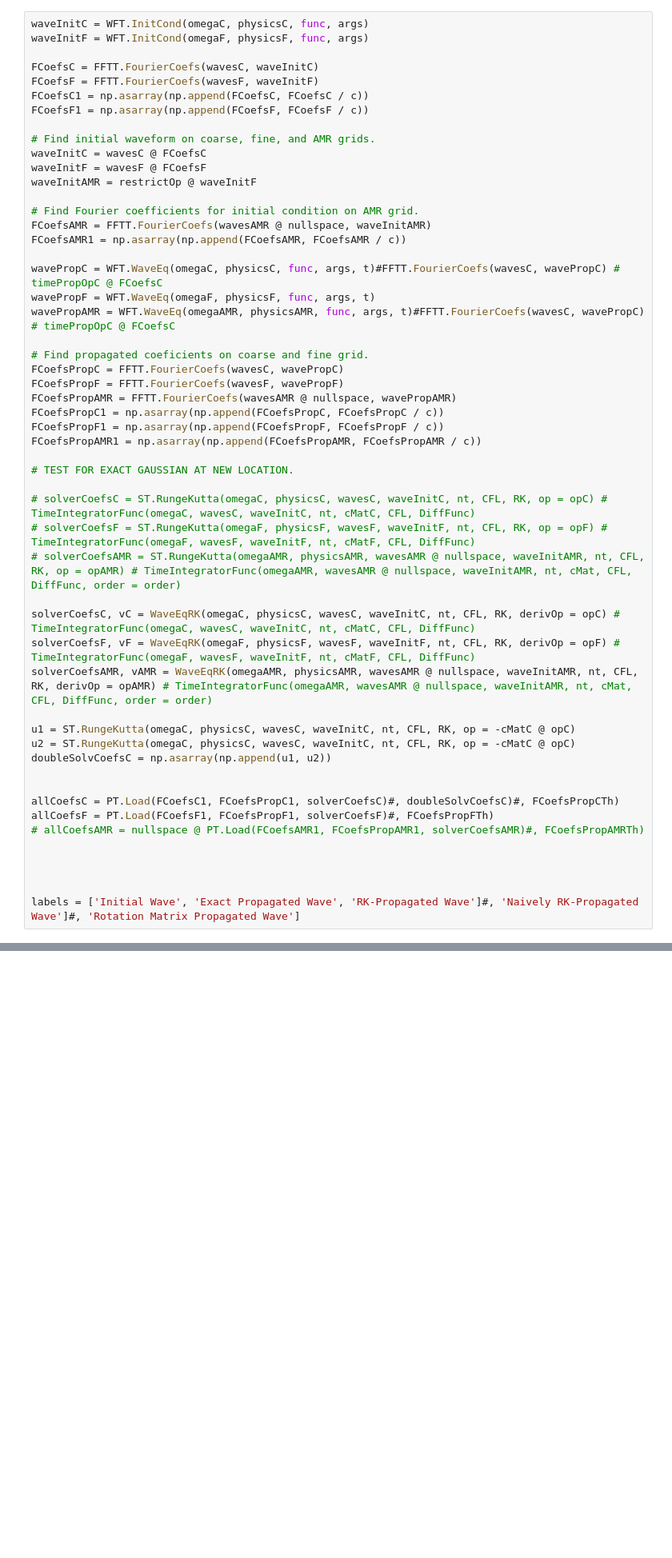
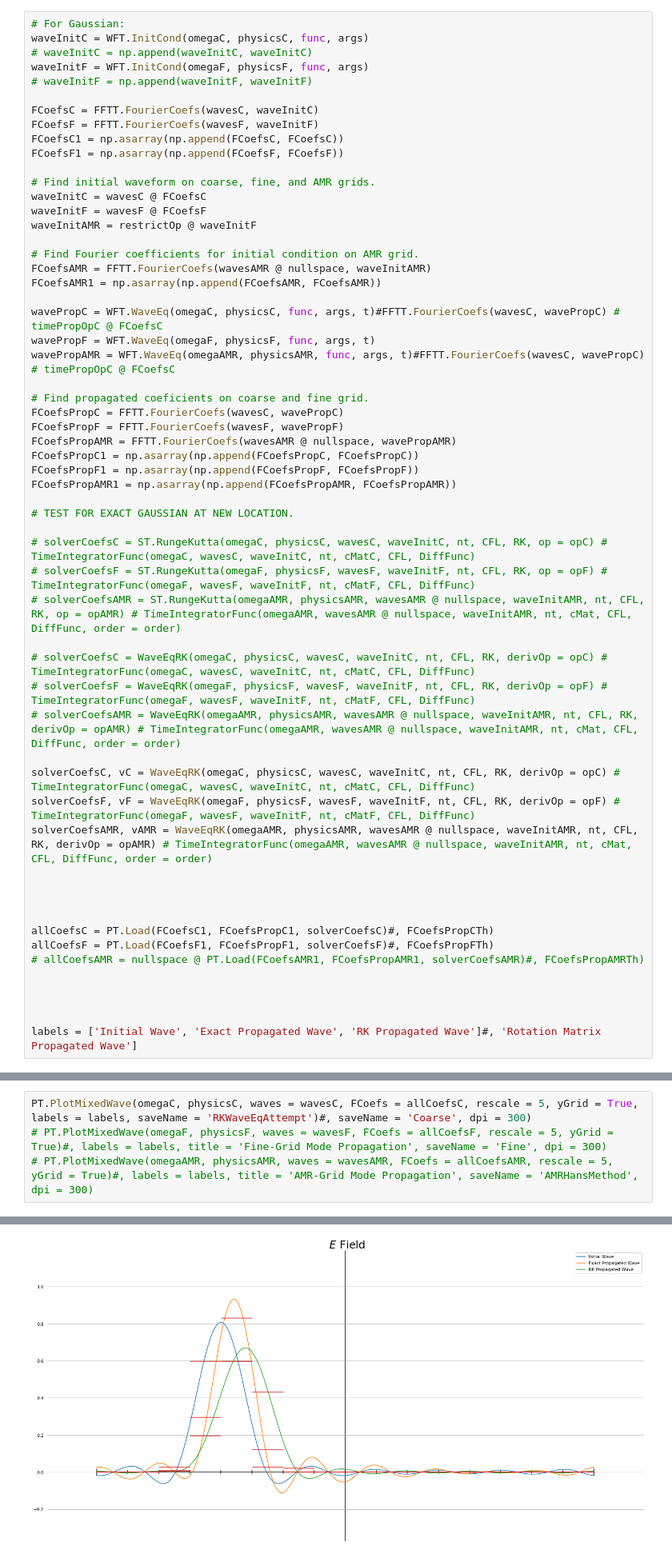
Before and after one commit to 88Sasha88/FV_MG, a Jupyter notebook: UnitTests/EMFieldUnitTest.ipynb, the cells around one changed output, grey strips where cells are left out. Shown at 80% size. Cells and saved outputs as stored; diff of their text form; blank space fills up the shorter version.

```diff
--- a/UnitTests/EMFieldUnitTest.ipynb
+++ b/UnitTests/EMFieldUnitTest.ipynb
@@ -312,13 +429,16 @@ opC = OT.SpaceDeriv(omegaC, order, deriv)#-cMatC @ OT.SpaceDeriv(omegaC, order,
 opF = OT.SpaceDeriv(omegaF, order, deriv)#-cMatF @ OT.SpaceDeriv(omegaF, order, diff)
 opAMR = OT.SpaceDeriv(omegaAMR, order, deriv)#-cMatAMR @ OT.SpaceDeriv(omegaAMR, order, diff)
 # %%
+# For Gaussian:
 waveInitC = WFT.InitCond(omegaC, physicsC, func, args)
+# waveInitC = np.append(waveInitC, waveInitC)
 waveInitF = WFT.InitCond(omegaF, physicsF, func, args)
+# waveInitF = np.append(waveInitF, waveInitF)
 
 FCoefsC = FFTT.FourierCoefs(wavesC, waveInitC)
 FCoefsF = FFTT.FourierCoefs(wavesF, waveInitF)
-FCoefsC1 = np.asarray(np.append(FCoefsC, FCoefsC / c))
-FCoefsF1 = np.asarray(np.append(FCoefsF, FCoefsF / c))
+FCoefsC1 = np.asarray(np.append(FCoefsC, FCoefsC))
+FCoefsF1 = np.asarray(np.append(FCoefsF, FCoefsF))
 
 # Find initial waveform on coarse, fine, and AMR grids.
 waveInitC = wavesC @ FCoefsC
@@ -327,7 +447,7 @@ waveInitAMR = restrictOp @ waveInitF
 
 # Find Fourier coefficients for initial condition on AMR grid.
 FCoefsAMR = FFTT.FourierCoefs(wavesAMR @ nullspace, waveInitAMR)
-FCoefsAMR1 = np.asarray(np.append(FCoefsAMR, FCoefsAMR / c))
+FCoefsAMR1 = np.asarray(np.append(FCoefsAMR, FCoefsAMR))
 
 wavePropC = WFT.WaveEq(omegaC, physicsC, func, args, t)#FFTT.FourierCoefs(wavesC, wavePropC) # timePropOpC @ FCoefsC
 wavePropF = WFT.WaveEq(omegaF, physicsF, func, args, t)
@@ -337,9 +457,9 @@ wavePropAMR = WFT.WaveEq(omegaAMR, physicsAMR, func, args, t)#FFTT.FourierCoefs(
 FCoefsPropC = FFTT.FourierCoefs(wavesC, wavePropC)
 FCoefsPropF = FFTT.FourierCoefs(wavesF, wavePropF)
 FCoefsPropAMR = FFTT.FourierCoefs(wavesAMR @ nullspace, wavePropAMR)
-FCoefsPropC1 = np.asarray(np.append(FCoefsPropC, FCoefsPropC / c))
-FCoefsPropF1 = np.asarray(np.append(FCoefsPropF, FCoefsPropF / c))
-FCoefsPropAMR1 = np.asarray(np.append(FCoefsPropAMR, FCoefsPropAMR / c))
+FCoefsPropC1 = np.asarray(np.append(FCoefsPropC, FCoefsPropC))
+FCoefsPropF1 = np.asarray(np.append(FCoefsPropF, FCoefsPropF))
+FCoefsPropAMR1 = np.asarray(np.append(FCoefsPropAMR, FCoefsPropAMR))
 
 # TEST FOR EXACT GAUSSIAN AT NEW LOCATION.
 
@@ -347,21 +467,23 @@ FCoefsPropAMR1 = np.asarray(np.append(FCoefsPropAMR, FCoefsPropAMR / c))
 # solverCoefsF = ST.RungeKutta(omegaF, physicsF, wavesF, waveInitF, nt, CFL, RK, op = opF) # TimeIntegratorFunc(omegaF, wavesF, waveInitF, nt, cMatF, CFL, DiffFunc)
 # solverCoefsAMR = ST.RungeKutta(omegaAMR, physicsAMR, wavesAMR @ nullspace, waveInitAMR, nt, CFL, RK, op = opAMR) # TimeIntegratorFunc(omegaAMR, wavesAMR @ nullspace, waveInitAMR, nt, cMat, CFL, DiffFunc, order = order)
 
+# solverCoefsC = WaveEqRK(omegaC, physicsC, wavesC, waveInitC, nt, CFL, RK, derivOp = opC) # TimeIntegratorFunc(omegaC, wavesC, waveInitC, nt, cMatC, CFL, DiffFunc)
+# solverCoefsF = WaveEqRK(omegaF, physicsF, wavesF, waveInitF, nt, CFL, RK, derivOp = opF) # TimeIntegratorFunc(omegaF, wavesF, waveInitF, nt, cMatF, CFL, DiffFunc)
+# solverCoefsAMR = WaveEqRK(omegaAMR, physicsAMR, wavesAMR @ nullspace, waveInitAMR, nt, CFL, RK, derivOp = opAMR) # TimeIntegratorFunc(omegaAMR, wavesAMR @ nullspace, waveInitAMR, nt, cMat, CFL, DiffFunc, order = order)
+
 solverCoefsC, vC = WaveEqRK(omegaC, physicsC, wavesC, waveInitC, nt, CFL, RK, derivOp = opC) # TimeIntegratorFunc(omegaC, wavesC, waveInitC, nt, cMatC, CFL, DiffFunc)
 solverCoefsF, vF = WaveEqRK(omegaF, physicsF, wavesF, waveInitF, nt, CFL, RK, derivOp = opF) # TimeIntegratorFunc(omegaF, wavesF, waveInitF, nt, cMatF, CFL, DiffFunc)
 solverCoefsAMR, vAMR = WaveEqRK(omegaAMR, physicsAMR, wavesAMR @ nullspace, waveInitAMR, nt, CFL, RK, derivOp = opAMR) # TimeIntegratorFunc(omegaAMR, wavesAMR @ nullspace, waveInitAMR, nt, cMat, CFL, DiffFunc, order = order)
 
-u1 = ST.RungeKutta(omegaC, physicsC, wavesC, waveInitC, nt, CFL, RK, op = -cMatC @ opC)
-u2 = ST.RungeKutta(omegaC, physicsC, wavesC, waveInitC, nt, CFL, RK, op = -cMatC @ opC)
-doubleSolvCoefsC = np.asarray(np.append(u1, u2))
 
 
-allCoefsC = PT.Load(FCoefsC1, FCoefsPropC1, solverCoefsC)#, doubleSolvCoefsC)#, FCoefsPropCTh)
+
+allCoefsC = PT.Load(FCoefsC1, FCoefsPropC1, solverCoefsC)#, FCoefsPropCTh)
 allCoefsF = PT.Load(FCoefsF1, FCoefsPropF1, solverCoefsF)#, FCoefsPropFTh)
 # allCoefsAMR = nullspace @ PT.Load(FCoefsAMR1, FCoefsPropAMR1, solverCoefsAMR)#, FCoefsPropAMRTh)
 
 
 
 
-labels = ['Initial Wave', 'Exact Propagated Wave', 'RK-Propagated Wave']#, 'Naively RK-Propagated Wave']#, 'Rotation Matrix Propagated Wave']
+labels = ['Initial Wave', 'Exact Propagated Wave', 'RK Propagated Wave']#, 'Rotation Matrix Propagated Wave']
 # %% [output]
@@ -377,0 +521,5 @@ x is 385 long.
+# %%
+PT.PlotMixedWave(omegaC, physicsC, waves = wavesC, FCoefs = allCoefsC, rescale = 5, yGrid = True, labels = labels, saveName = 'RKWaveEqAttempt')#, saveName = 'Coarse', dpi = 300)
+# PT.PlotMixedWave(omegaF, physicsF, waves = wavesF, FCoefs = allCoefsF, rescale = 5, yGrid = True)#, labels = labels, title = 'Fine-Grid Mode Propagation', saveName = 'Fine', dpi = 300)
+# PT.PlotMixedWave(omegaAMR, physicsAMR, waves = wavesAMR, FCoefs = allCoefsAMR, rescale = 5, yGrid = True)#, labels = labels, title = 'AMR-Grid Mode Propagation', saveName = 'AMRHansMethod', dpi = 300)
+# %% [output]
@@ -377,0 +530 @@ x is 385 long.
+[figure, added]
```
Also changed, not shown: parts of 25 cells of this notebook, 4 other files.
